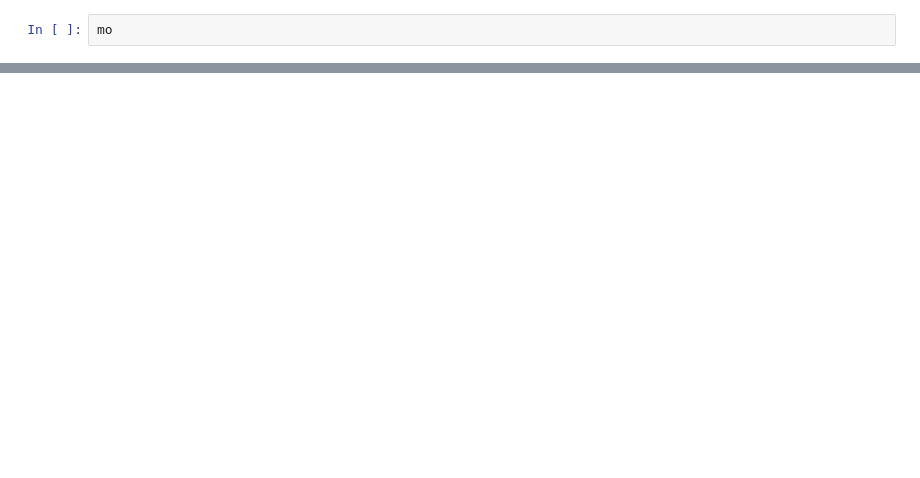
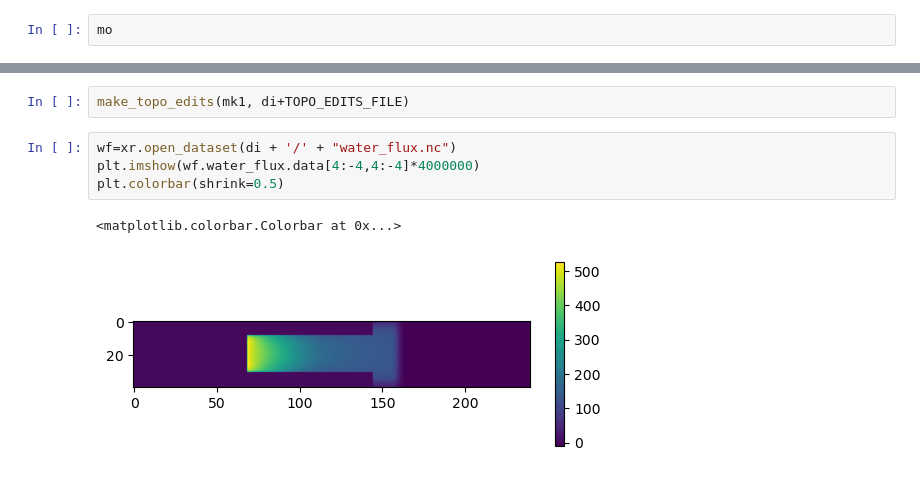
Before and after one commit to yungcm/MOM6-examples, a Jupyter notebook: ocean_only/seamount/isomip_masked/isomip_masked.ipynb, the cells around one changed output, grey strips where cells are left out. Drawn from its saved outputs; the diff is of its cells as text; blank space fills up the shorter version.

```diff
--- a/ocean_only/seamount/isomip_masked/isomip_masked.ipynb
+++ b/ocean_only/seamount/isomip_masked/isomip_masked.ipynb
@@ -591,0 +716,9 @@ ed.shape
+# %%
+make_topo_edits(mk1, di+TOPO_EDITS_FILE)
+# %%
+wf=xr.open_dataset(di + '/' + "water_flux.nc")
+plt.imshow(wf.water_flux.data[4:-4,4:-4]*4000000)
+plt.colorbar(shrink=0.5)
+# %% [output]
+<matplotlib.colorbar.Colorbar at 0x...>
+[figure, added]
```
Also changed, not shown: parts of 38 cells of this notebook, 43 other files.
